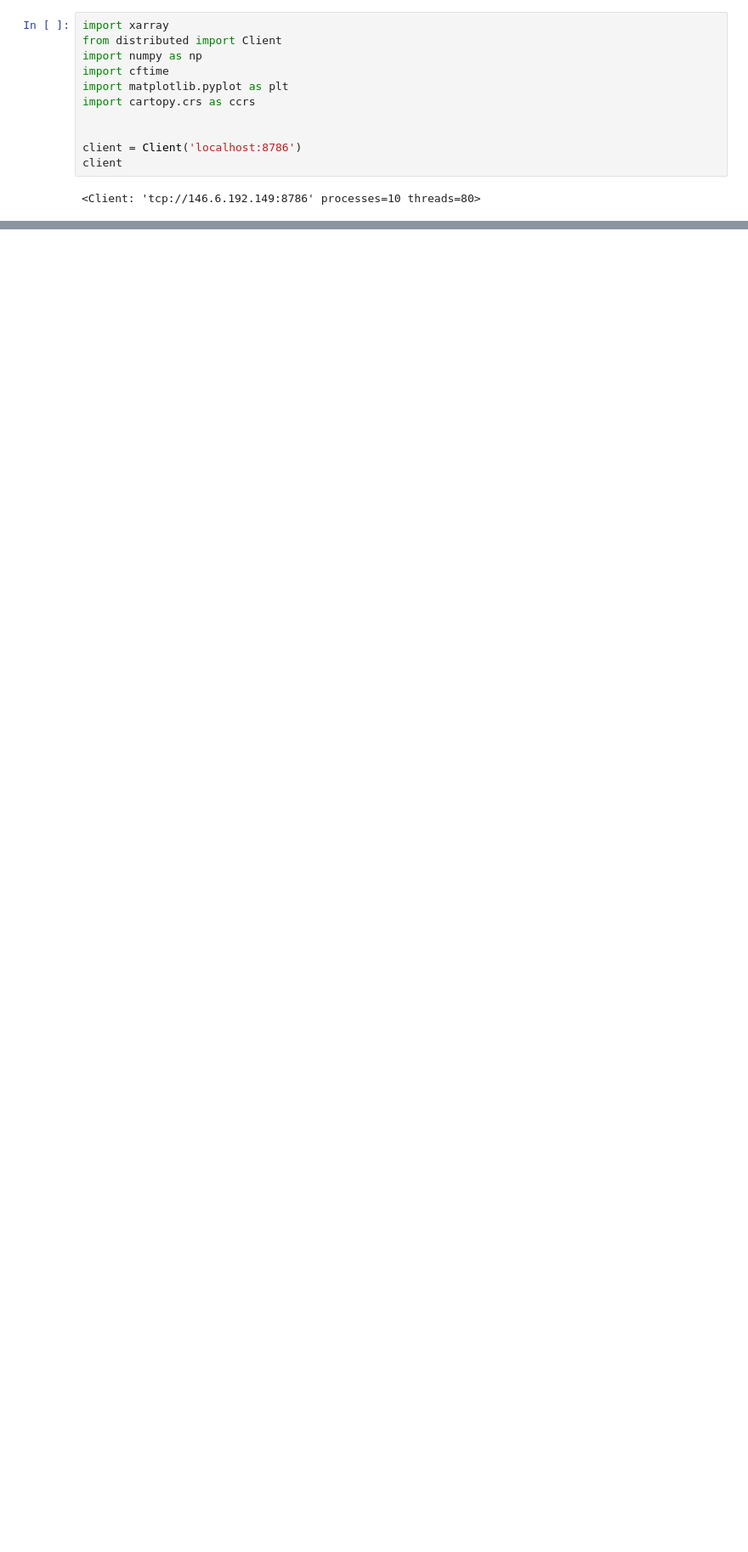
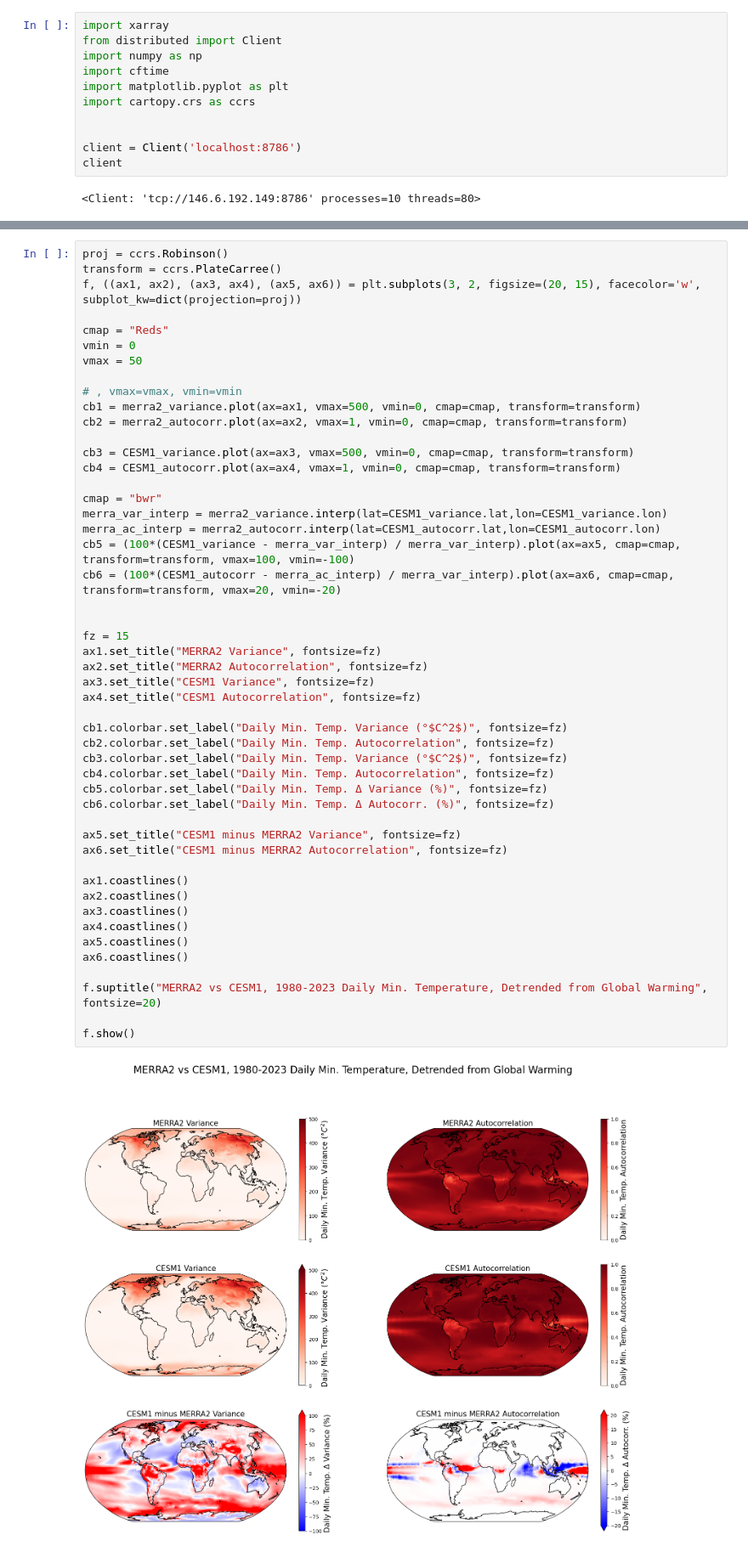
Before and after one commit to AgentOxygen/aerosol-heatwaves, a Jupyter notebook: notebooks/MERRA2_Comparisons.ipynb, the cells around one changed output, grey strips where cells are left out. Shown at 85% size. Saved outputs shown, nothing was run; the diff lists cells and outputs as text; blank space fills up the shorter version.

```diff
--- a/notebooks/MERRA2_Comparisons.ipynb
+++ b/notebooks/MERRA2_Comparisons.ipynb
@@ -98,0 +99,51 @@ f.show()
+# %%
+proj = ccrs.Robinson()
+transform = ccrs.PlateCarree()
+f, ((ax1, ax2), (ax3, ax4), (ax5, ax6)) = plt.subplots(3, 2, figsize=(20, 15), facecolor='w', subplot_kw=dict(projection=proj))
+
+cmap = "Reds"
+vmin = 0
+vmax = 50
+
+# , vmax=vmax, vmin=vmin
+cb1 = merra2_variance.plot(ax=ax1, vmax=500, vmin=0, cmap=cmap, transform=transform)
+cb2 = merra2_autocorr.plot(ax=ax2, vmax=1, vmin=0, cmap=cmap, transform=transform)
+
+cb3 = CESM1_variance.plot(ax=ax3, vmax=500, vmin=0, cmap=cmap, transform=transform)
+cb4 = CESM1_autocorr.plot(ax=ax4, vmax=1, vmin=0, cmap=cmap, transform=transform)
+
+cmap = "bwr"
+merra_var_interp = merra2_variance.interp(lat=CESM1_variance.lat,lon=CESM1_variance.lon)
+merra_ac_interp = merra2_autocorr.interp(lat=CESM1_autocorr.lat,lon=CESM1_autocorr.lon)
+cb5 = (100*(CESM1_variance - merra_var_interp) / merra_var_interp).plot(ax=ax5, cmap=cmap, transform=transform, vmax=100, vmin=-100)
+cb6 = (100*(CESM1_autocorr - merra_ac_interp) / merra_var_interp).plot(ax=ax6, cmap=cmap, transform=transform, vmax=20, vmin=-20)
+
+
+fz = 15
+ax1.set_title("MERRA2 Variance", fontsize=fz)
+ax2.set_title("MERRA2 Autocorrelation", fontsize=fz)
+ax3.set_title("CESM1 Variance", fontsize=fz)
+ax4.set_title("CESM1 Autocorrelation", fontsize=fz)
+
+cb1.colorbar.set_label("Daily Min. Temp. Variance (°$C^2$)", fontsize=fz)
+cb2.colorbar.set_label("Daily Min. Temp. Autocorrelation", fontsize=fz)
+cb3.colorbar.set_label("Daily Min. Temp. Variance (°$C^2$)", fontsize=fz)
+cb4.colorbar.set_label("Daily Min. Temp. Autocorrelation", fontsize=fz)
+cb5.colorbar.set_label("Daily Min. Temp. Δ Variance (%)", fontsize=fz)
+cb6.colorbar.set_label("Daily Min. Temp. Δ Autocorr. (%)", fontsize=fz)
+
+ax5.set_title("CESM1 minus MERRA2 Variance", fontsize=fz)
+ax6.set_title("CESM1 minus MERRA2 Autocorrelation", fontsize=fz)
+
+ax1.coastlines()
+ax2.coastlines()
+ax3.coastlines()
+ax4.coastlines()
+ax5.coastlines()
+ax6.coastlines()
+
+f.suptitle("MERRA2 vs CESM1, 1980-2023 Daily Min. Temperature, Detrended from Global Warming", fontsize=20)
+
+f.show()
+# %% [output]
+[figure, added]
```
Also changed, not shown: parts of 2 cells of this notebook.
